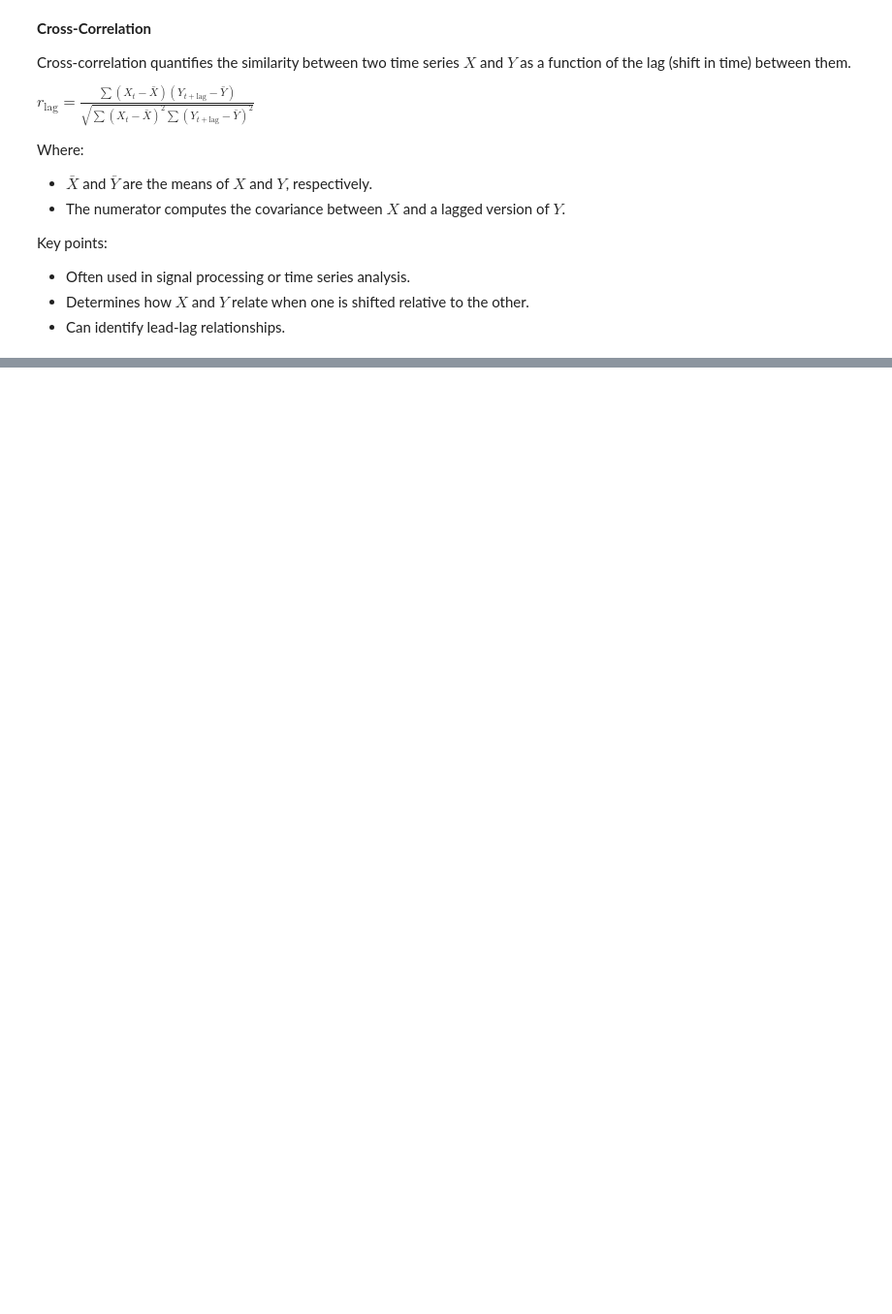
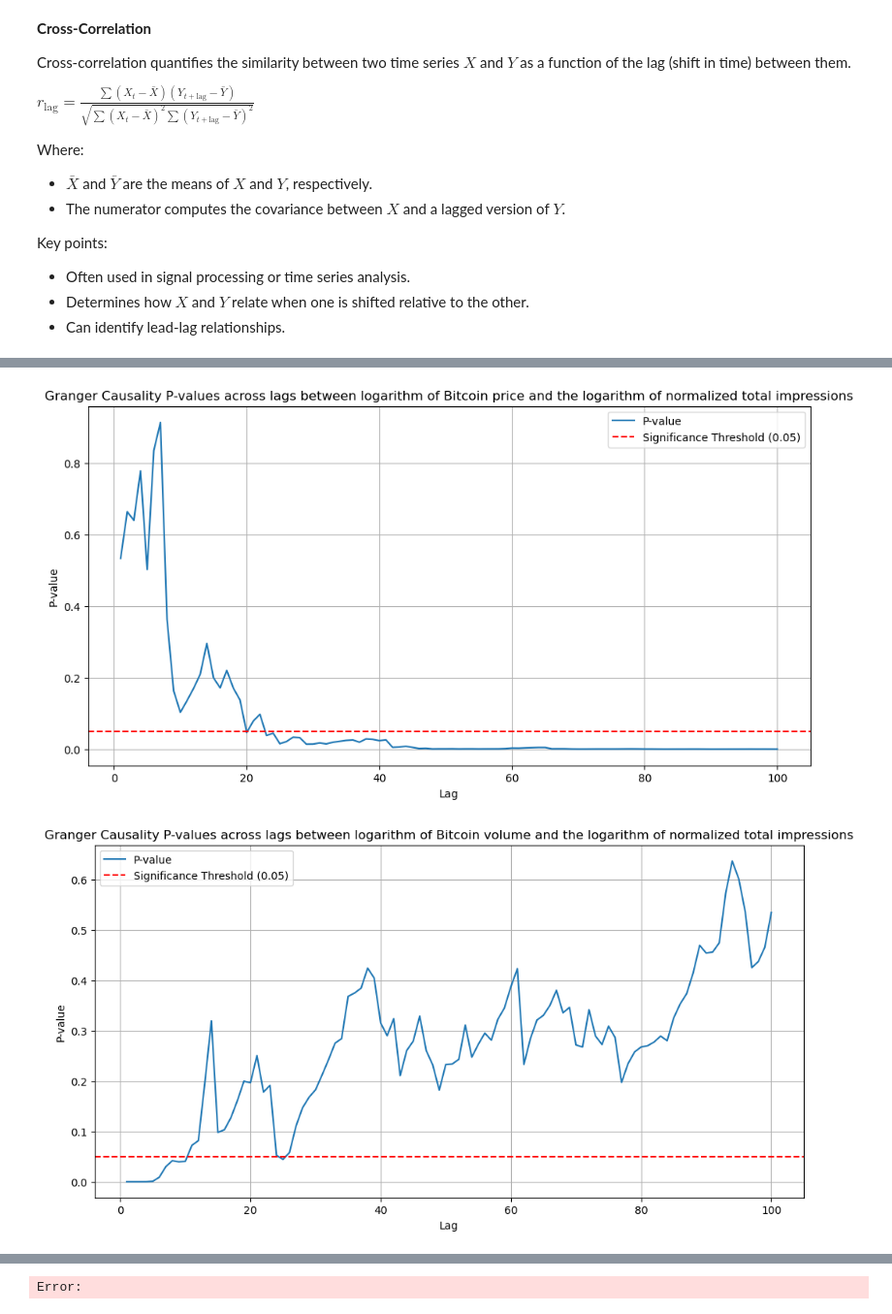
Before and after one commit to finn-prins/Scientific-Data-Analysis-Project, a Jupyter notebook: team_11.ipynb, the cells around one changed output, grey strips where cells are left out. Shown at 97% size. Saved outputs shown, nothing was run; the diff lists cells and outputs as text; code cells hidden in the pictures; blank space fills up the shorter version.

```diff
--- a/team_11.ipynb
+++ b/team_11.ipynb
@@ -726,0 +669,79 @@ F-statistic: 1.3874907278659252
+# %%
+from statsmodels.tsa.stattools import grangercausalitytests
+
+lag = 100
+
+results = grangercausalitytests(pd.concat([log_price, log_impressions], axis=1), maxlag=lag, verbose=False)
+p_values = [results[lag][0]['ssr_ftest'][1] for lag in range(1, lag + 1)]
+plt.figure(figsize=(12, 6))
+plt.plot(range(1, lag + 1), p_values, label='P-value')
+plt.axhline(y=0.05, color='r', linestyle='--', label='Significance Threshold (0.05)')
+plt.title('Granger Causality P-values across lags between logarithm of Bitcoin price and the logarithm of normalized total impressions')
+plt.xlabel('Lag')
+plt.ylabel('P-value')
+plt.legend()
+plt.grid(True)
+plt.show()
+
+results = grangercausalitytests(pd.concat([log_volume, log_impressions], axis=1), maxlag=lag, verbose=False)
+p_values = [results[lag][0]['ssr_ftest'][1] for lag in range(1, lag + 1)]
+plt.figure(figsize=(12, 6))
+plt.plot(range(1, lag + 1), p_values, label='P-value')
+plt.axhline(y=0.05, color='r', linestyle='--', label='Significance Threshold (0.05)')
+plt.title('Granger Causality P-values across lags between logarithm of Bitcoin volume and the logarithm of normalized total impressions')
+plt.xlabel('Lag')
+plt.ylabel('P-value')
+plt.legend()
+plt.grid(True)
+plt.show()
+
+results = grangercausalitytests(pd.concat([bitcoin['change'], log_impressions], axis=1), maxlag=lag, verbose=False)
+p_values = [results[lag][0]['ssr_ftest'][1] for lag in range(1, lag + 1)]
+plt.figure(figsize=(12, 6))
+plt.plot(range(1, lag + 1), p_values, label='P-value')
+plt.axhline(y=0.05, color='r', linestyle='--', label='Significance Threshold (0.05)')
+plt.title('Granger Causality P-values across lags between Bitcoin change and the logarithm of normalized total impressions')
+plt.xlabel('Lag')
+plt.ylabel('P-value')
+plt.legend()
+plt.grid(True)
+plt.show()
+
+results = grangercausalitytests(pd.concat([log_price, log_sentiment], axis=1), maxlag=lag, verbose=False)
+p_values = [results[lag][0]['ssr_ftest'][1] for lag in range(1, lag + 1)]
+plt.figure(figsize=(12, 6))
+plt.plot(range(1, lag + 1), p_values, label='P-value')
+plt.axhline(y=0.05, color='r', linestyle='--', label='Significance Threshold (0.05)')
+plt.title('Granger Causality P-values across lags between logarithm of Bitcoin price and the logarithm of normalized sentiment magnitude')
+plt.xlabel('Lag')
+plt.ylabel('P-value')
+plt.legend()
+plt.grid(True)
+plt.show()
+
+results = grangercausalitytests(pd.concat([log_volume, log_sentiment], axis=1), maxlag=lag, verbose=False)
+p_values = [results[lag][0]['ssr_ftest'][1] for lag in range(1, lag + 1)]
+plt.figure(figsize=(12, 6))
+plt.plot(range(1, lag + 1), p_values, label='P-value')
+plt.axhline(y=0.05, color='r', linestyle='--', label='Significance Threshold (0.05)')
+plt.title('Granger Causality P-values across lags between logarithm of Bitcoin volume and the logarithm of normalized sentiment magnitude')
+plt.xlabel('Lag')
+plt.ylabel('P-value')
+plt.legend()
+plt.grid(True)
+plt.show()
+
+results = grangercausalitytests(pd.concat([bitcoin['change'], log_sentiment], axis=1), maxlag=lag, verbose=False)
+p_values = [results[lag][0]['ssr_ftest'][1] for lag in range(1, lag + 1)]
+plt.figure(figsize=(12, 6))
+plt.plot(range(1, lag + 1), p_values, label='P-value')
+plt.axhline(y=0.05, color='r', linestyle='--', label='Significance Threshold (0.05)')
+plt.title('Granger Causality P-values across lags between Bitcoin change and the logarithm of normalized sentiment magnitude')
+plt.xlabel('Lag')
+plt.ylabel('P-value')
+plt.legend()
+plt.grid(True)
+plt.show()
+# %% [output]
+[figure, added]
+[figure, added]
@@ -727,3 +752,4 @@ F-statistic: 1.3874907278659252
+Error:
 # %%
 from scipy.stats import linregress
 
```
Also changed, not shown: parts of 22 cells of this notebook.
